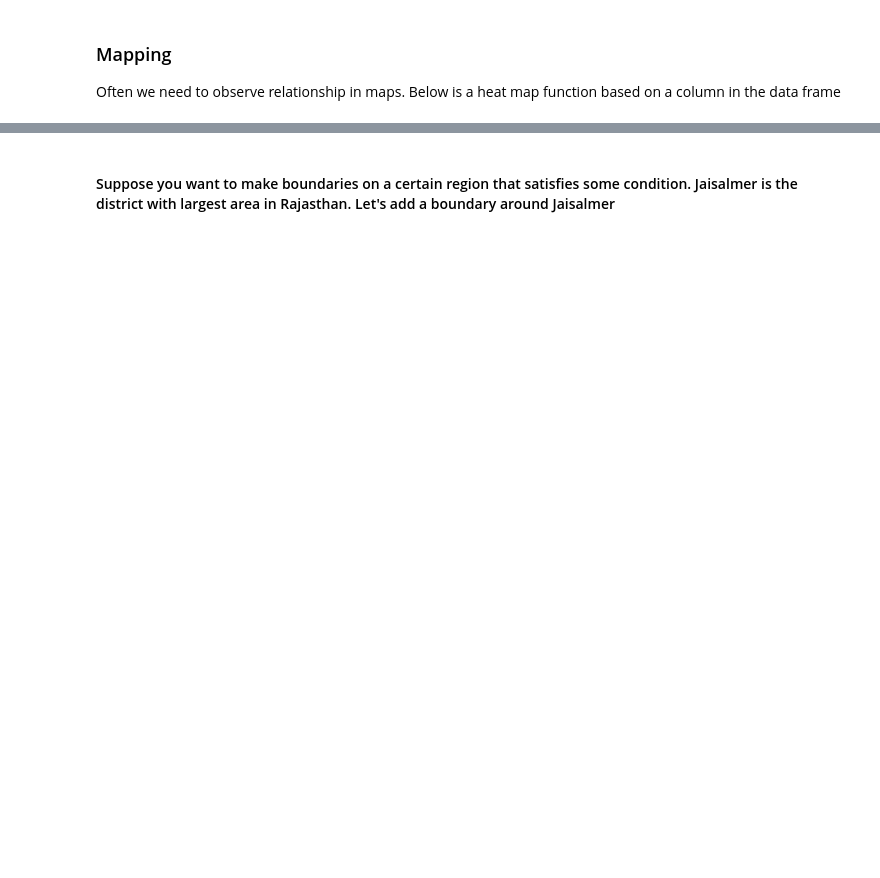
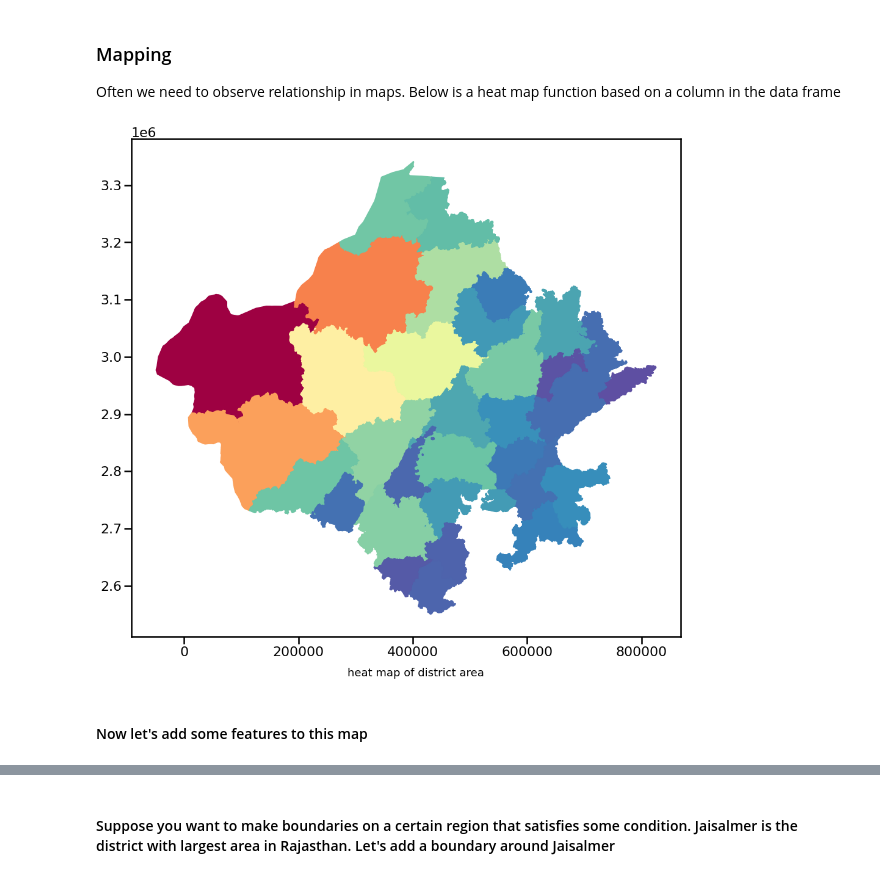
Before and after one commit to energy-policy-institute-uchicago/RP-orientation-2022, a Jupyter notebook: Geospatial Python/code/_05_mapping.ipynb, the cells around one changed output, grey strips where cells are left out. Cells and saved outputs as stored; diff of their text form; code cells hidden in the pictures; blank space fills up the shorter version.

```diff
--- a/Geospatial Python/code/_05_mapping.ipynb
+++ b/Geospatial Python/code/_05_mapping.ipynb
@@ -19,8 +20,7 @@ USER = os.getenv("USER")
 sns.set_context("poster")
 # %%
 # set up paths
-input_dir = '../data/District_boundary'
-output_dir = '../output'
+dir = '../data'
 # %% [markdown]
 ### Some basic exploration in geopandas
 # %%
@@ -52,3 +90,18 @@ Often we need to observe relationship in maps. Below is a heat map function base
+# %%
+# run the function
+make_map(
+    df=shp_file,
+    colname='AREA_SQ_KM',
+    title="heat map of district area",
+    name_file='area_map0.png',
+    figsize=(30, 15),
+    color_scale="Spectral_r",
+    save_path=f"{dir}",
+)
+# %% [output]
+[figure, added]
+# %% [markdown]
+#### Now let's add some features to this map
 # %%
 # define a map function for your requirements
 
```
Also changed, not shown: parts of 8 cells of this notebook.
